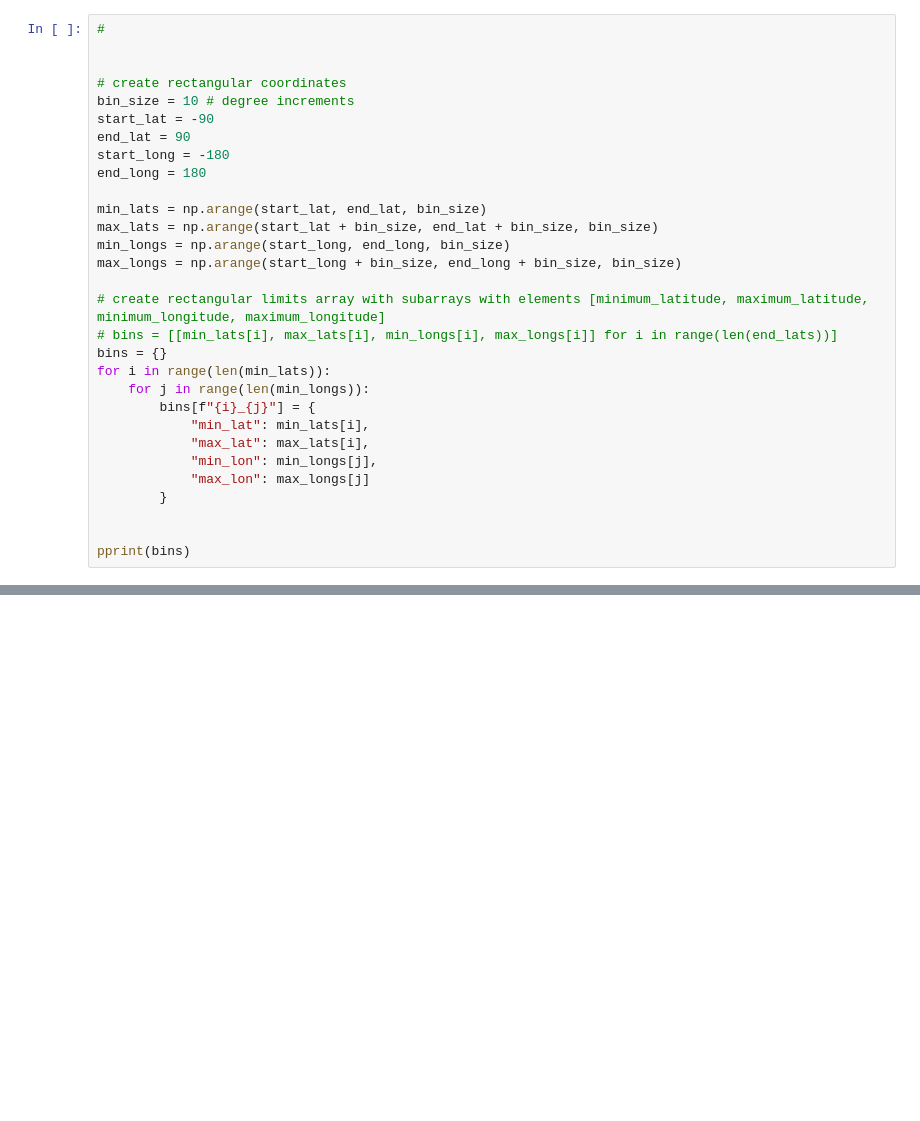
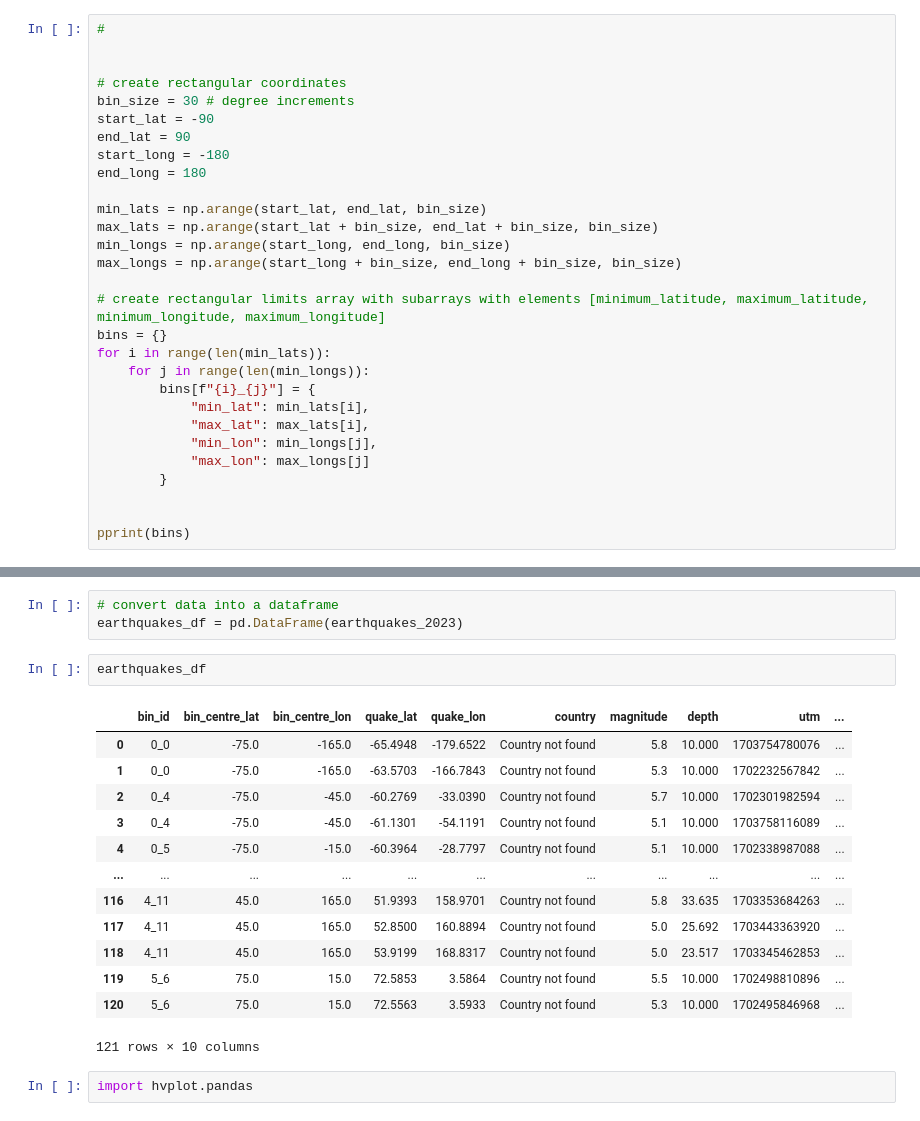
Before and after one commit to wrube/project-1-group-6, a Jupyter notebook: generate_dataset.ipynb, the cells around one changed output, grey strips where cells are left out. Saved outputs shown, nothing was run; the diff lists cells and outputs as text; blank space fills up the shorter version.

Commit message:
good progress extracting data from api. Also added some additional functions in a new file proj_module.py

```diff
--- a/generate_dataset.ipynb
+++ b/generate_dataset.ipynb
@@ -10,7 +11,7 @@ from pprint import pprint
 
 
 # create rectangular coordinates
-bin_size = 10 # degree increments
+bin_size = 30 # degree increments
 start_lat = -90
 end_lat = 90
 start_long = -180
@@ -22,7 +23,6 @@ min_longs = np.arange(start_long, end_long, bin_size)
 max_longs = np.arange(start_long + bin_size, end_long + bin_size, bin_size)
 
 # create rectangular limits array with subarrays with elements [minimum_latitude, maximum_latitude, minimum_longitude, maximum_longitude]
-# bins = [[min_lats[i], max_lats[i], min_longs[i], max_longs[i]] for i in range(len(end_lats))]
 bins = {}
 for i in range(len(min_lats)):
     for j in range(len(min_longs)):
@@ -148,0 +154,21 @@ KeyboardInterrupt:
+# %%
+# convert data into a dataframe
+earthquakes_df = pd.DataFrame(earthquakes_2023)
+# %%
+earthquakes_df
+# %% [output]
+|  | bin_id | bin_centre_lat | bin_centre_lon | quake_lat | quake_lon | country | magnitude | depth | utm | ... |
+| 0 | 0_0 | -75.0 | -165.0 | -65.4948 | -179.6522 | Country not found | 5.8 | 10.000 | 1703754780076 | ... |
+| 1 | 0_0 | -75.0 | -165.0 | -63.5703 | -166.7843 | Country not found | 5.3 | 10.000 | 1702232567842 | ... |
+| 2 | 0_4 | -75.0 | -45.0 | -60.2769 | -33.0390 | Country not found | 5.7 | 10.000 | 1702301982594 | ... |
+| 3 | 0_4 | -75.0 | -45.0 | -61.1301 | -54.1191 | Country not found | 5.1 | 10.000 | 1703758116089 | ... |
+| 4 | 0_5 | -75.0 | -15.0 | -60.3964 | -28.7797 | Country not found | 5.1 | 10.000 | 1702338987088 | ... |
+| ... | ... | ... | ... | ... | ... | ... | ... | ... | ... | ... |
+| 116 | 4_11 | 45.0 | 165.0 | 51.9393 | 158.9701 | Country not found | 5.8 | 33.635 | 1703353684263 | ... |
+| 117 | 4_11 | 45.0 | 165.0 | 52.8500 | 160.8894 | Country not found | 5.0 | 25.692 | 1703443363920 | ... |
+| 118 | 4_11 | 45.0 | 165.0 | 53.9199 | 168.8317 | Country not found | 5.0 | 23.517 | 1703345462853 | ... |
+| 119 | 5_6 | 75.0 | 15.0 | 72.5853 | 3.5864 | Country not found | 5.5 | 10.000 | 1702498810896 | ... |
+| 120 | 5_6 | 75.0 | 15.0 | 72.5563 | 3.5933 | Country not found | 5.3 | 10.000 | 1702495846968 | ... |
+121 rows × 10 columns
+# %%
+import hvplot.pandas
```
Also changed, not shown: parts of 4 cells of this notebook, 1 other file.
